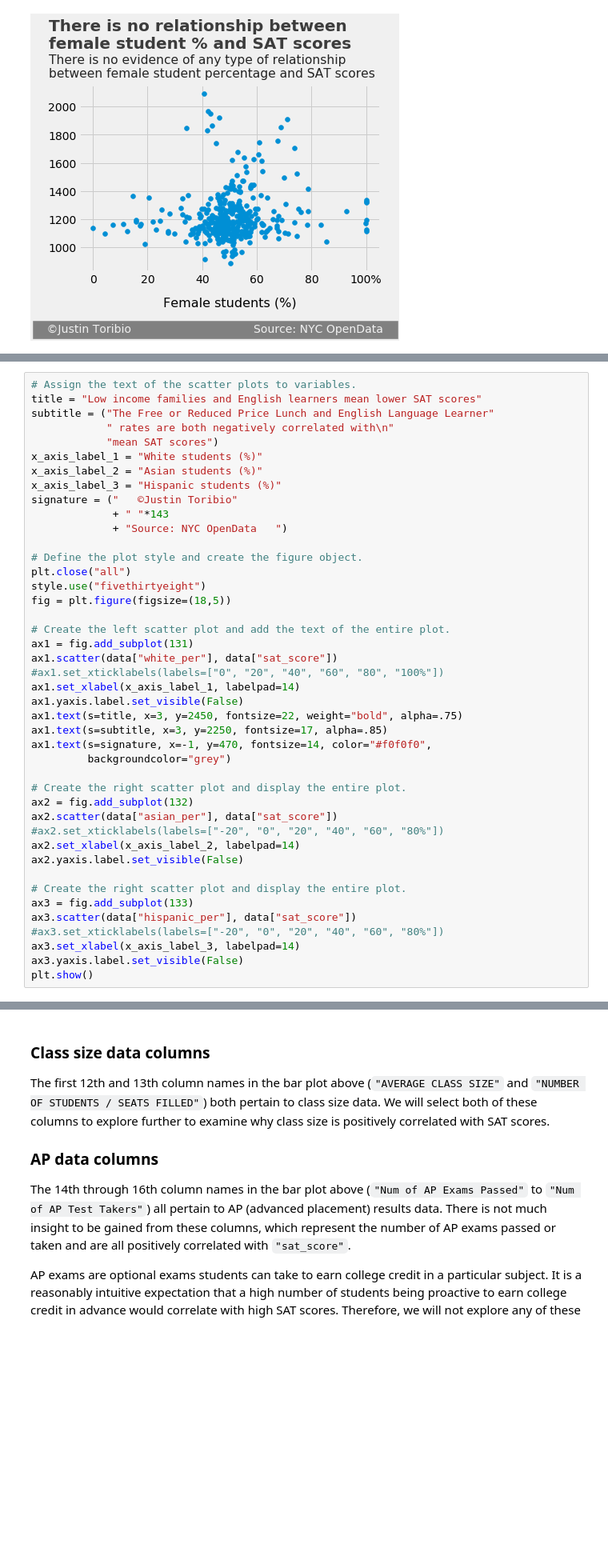
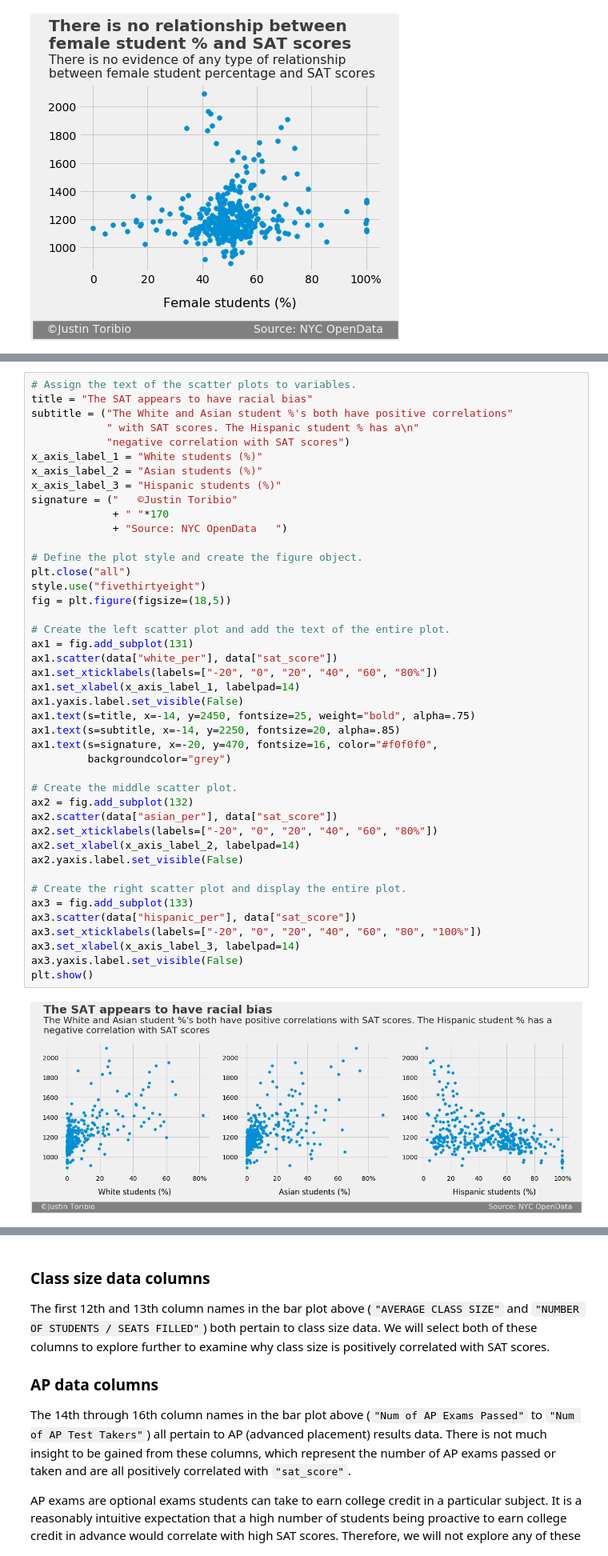
Before and after one commit to JustinToribio/analyzing-the-sat, a Jupyter notebook: notebooks/1.0-jt-analyze-the-sat.ipynb, the cells around one changed output, grey strips where cells are left out. Shown at 80% size. Saved outputs shown, nothing was run; the diff lists cells and outputs as text; blank space fills up the shorter version.

```diff
--- a/notebooks/1.0-jt-analyze-the-sat.ipynb
+++ b/notebooks/1.0-jt-analyze-the-sat.ipynb
@@ -651,43 +655,45 @@ The ELL rate has a weaker negative correlation (approximately -0.41).  There is
 # %%
 # Assign the text of the scatter plots to variables.
-title = "Low income families and English learners mean lower SAT scores"
-subtitle = ("The Free or Reduced Price Lunch and English Language Learner"
-            " rates are both negatively correlated with\n"
-            "mean SAT scores")
+title = "The SAT appears to have racial bias"
+subtitle = ("The White and Asian student %'s both have positive correlations"
+            " with SAT scores. The Hispanic student % has a\n"
+            "negative correlation with SAT scores")
 x_axis_label_1 = "White students (%)"
 x_axis_label_2 = "Asian students (%)"
 x_axis_label_3 = "Hispanic students (%)"
 signature = ("   ©Justin Toribio"
-             + " "*143
+             + " "*170
              + "Source: NYC OpenData   ")
 
 # Define the plot style and create the figure object.
 plt.close("all")
 style.use("fivethirtyeight")
 fig = plt.figure(figsize=(18,5))
 
 # Create the left scatter plot and add the text of the entire plot.
 ax1 = fig.add_subplot(131)
 ax1.scatter(data["white_per"], data["sat_score"])
-#ax1.set_xticklabels(labels=["0", "20", "40", "60", "80", "100%"])
+ax1.set_xticklabels(labels=["-20", "0", "20", "40", "60", "80%"])
 ax1.set_xlabel(x_axis_label_1, labelpad=14)
 ax1.yaxis.label.set_visible(False)
-ax1.text(s=title, x=3, y=2450, fontsize=22, weight="bold", alpha=.75)
-ax1.text(s=subtitle, x=3, y=2250, fontsize=17, alpha=.85)
-ax1.text(s=signature, x=-1, y=470, fontsize=14, color="#f0f0f0",
+ax1.text(s=title, x=-14, y=2450, fontsize=25, weight="bold", alpha=.75)
+ax1.text(s=subtitle, x=-14, y=2250, fontsize=20, alpha=.85)
+ax1.text(s=signature, x=-20, y=470, fontsize=16, color="#f0f0f0",
          backgroundcolor="grey")
 
-# Create the right scatter plot and display the entire plot.
+# Create the middle scatter plot.
 ax2 = fig.add_subplot(132)
 ax2.scatter(data["asian_per"], data["sat_score"])
-#ax2.set_xticklabels(labels=["-20", "0", "20", "40", "60", "80%"])
+ax2.set_xticklabels(labels=["-20", "0", "20", "40", "60", "80%"])
 ax2.set_xlabel(x_axis_label_2, labelpad=14)
 ax2.yaxis.label.set_visible(False)
 
 # Create the right scatter plot and display the entire plot.
 ax3 = fig.add_subplot(133)
 ax3.scatter(data["hispanic_per"], data["sat_score"])
-#ax3.set_xticklabels(labels=["-20", "0", "20", "40", "60", "80%"])
+ax3.set_xticklabels(labels=["-20", "0", "20", "40", "60", "80", "100%"])
 ax3.set_xlabel(x_axis_label_3, labelpad=14)
 ax3.yaxis.label.set_visible(False)
 plt.show()
+# %% [output]
+[figure, added]
```
Also changed, not shown: parts of 10 cells of this notebook.
